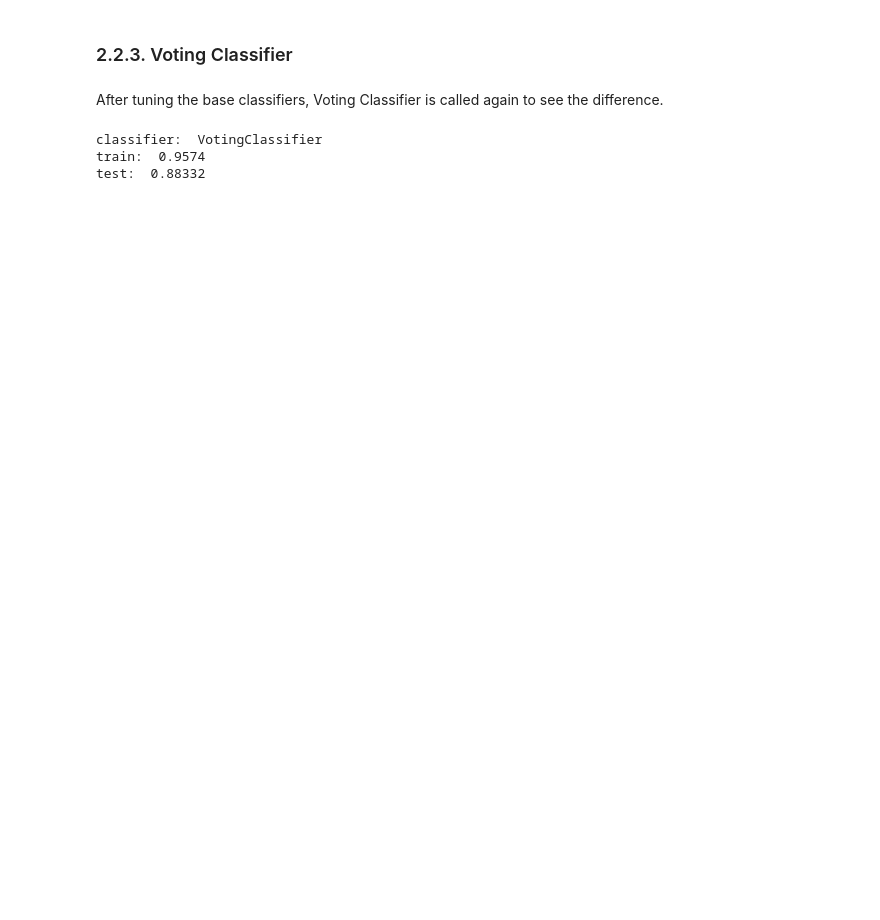
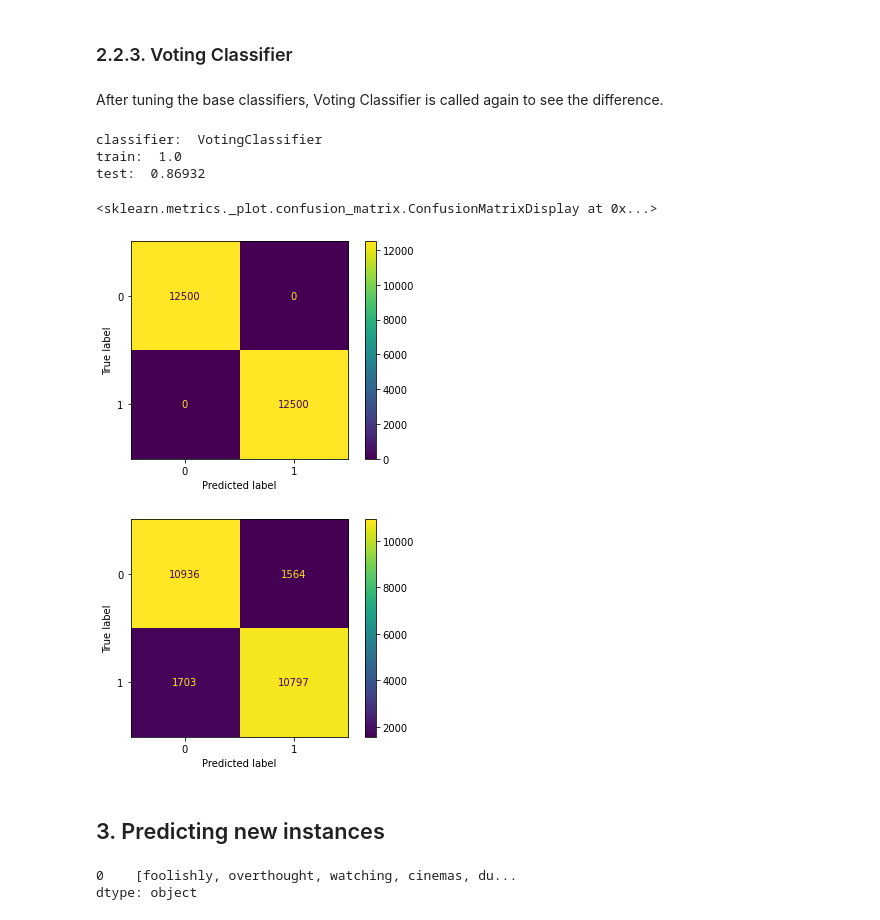
Before and after one commit to tuanlda78202/SAIMDB, a Jupyter notebook: src/supervised/ML/src/VotingClassifier.ipynb, the cells around one changed output. Saved outputs shown, nothing was run; the diff lists cells and outputs as text; code cells hidden in the pictures; blank space fills up the shorter version.

Commit message:
update Voting

```diff
--- a/src/supervised/ML/src/VotingClassifier.ipynb
+++ b/src/supervised/ML/src/VotingClassifier.ipynb
@@ -83,9 +75,9 @@ from sklearn.svm import LinearSVC
 # %%
 rf = RandomForestClassifier(random_state=0)
 lr = LogisticRegression(random_state=0)
-svm = LinearSVC(random_state=0)
+dt = DecisionTreeClassifier(random_state=0)
 
-for clf in(rf, lr, svm):
+for clf in(rf, lr, dt):
   clf.fit(X_train_tf, y_train)
   y_pred_train = clf.predict(X_train_tf)
   y_pred_test = clf.predict(X_test_tf)
@@ -108,8 +100,13 @@ test:  0.87224
 # %%
 clf = VotingClassifier(
-    estimators=[('rf', rf), ('lr', lr), ('svm', svm)],
+    estimators=[('rf', rf), ('lr', lr), ('dt', dt)],
     voting='soft'
 )
+clf.fit(X_train_tf, y_train)
+
+y_pred_train = clf.predict(X_train_tf)
+y_pred_test = clf.predict(X_test_tf)
+
 train_acc = accuracy_score(y_train, y_pred_train)
 test_acc = accuracy_score(y_test, y_pred_test)
 print("classifier: ", clf.__class__.__name__)
@@ -163,0 +163,12 @@ test:  0.88332
+# %%
+dt = RandomForestClassifier(random_state=0, criterion='entropy')
+dt.fit(X_train_tf, y_train)
+
+y_pred_train = dt.predict(X_train_tf)
+y_pred_test = dt.predict(X_test_tf)
+
+train_acc = accuracy_score(y_train, y_pred_train)
+test_acc = accuracy_score(y_test, y_pred_test)
+print("classifier: Decision Tree")
+print("train: ", train_acc)
+print("test: ", test_acc)
@@ -168,12 +183,16 @@ After tuning the base classifiers, Voting Classifier is called again to see the
 # %%
 rf = RandomForestClassifier(random_state=0, criterion='entropy')
 lr = LogisticRegression(C=2, random_state=0)
-svm = LinearSVC(C=.5, random_state=0)
+dt = DecisionTreeClassifier(criterion='entropy', random_state=0)
 
 clf = VotingClassifier(
-    estimators=[('rf', rf), ('lr', lr), ('svm', svm)],
-    voting='soft'
+    estimators=[('rf', rf), ('lr', lr), ('dt', dt)]
 )
+clf.fit(X_train_tf, y_train)
+
+y_pred_train = clf.predict(X_train_tf)
+y_pred_test = clf.predict(X_test_tf)
+
 train_acc = accuracy_score(y_train, y_pred_train)
 test_acc = accuracy_score(y_test, y_pred_test)
 print("classifier: ", clf.__class__.__name__)
@@ -181,5 +200,16 @@ print("train: ", train_acc)
 print("test: ", test_acc)
 # %% [output]
 classifier:  VotingClassifier
-train:  0.9574
-test:  0.88332
+train:  1.0
+test:  0.86932
+# %%
+from sklearn.metrics import plot_confusion_matrix
+
+plot_confusion_matrix(clf, X_train_tf, y_train)
+plot_confusion_matrix(clf, X_test_tf, y_test)
+# %% [output]
+<sklearn.metrics._plot.confusion_matrix.ConfusionMatrixDisplay at 0x...>
+[figure, added]
+[figure, added]
+# %% [markdown]
+## 3. Predicting new instances
@@ -185,0 +225,5 @@ test:  0.88332
+# %%
+print(review_clean)
+# %% [output]
+0    [foolishly, overthought, watching, cinemas, du...
+dtype: object
```
Also changed, not shown: parts of 14 cells of this notebook.
